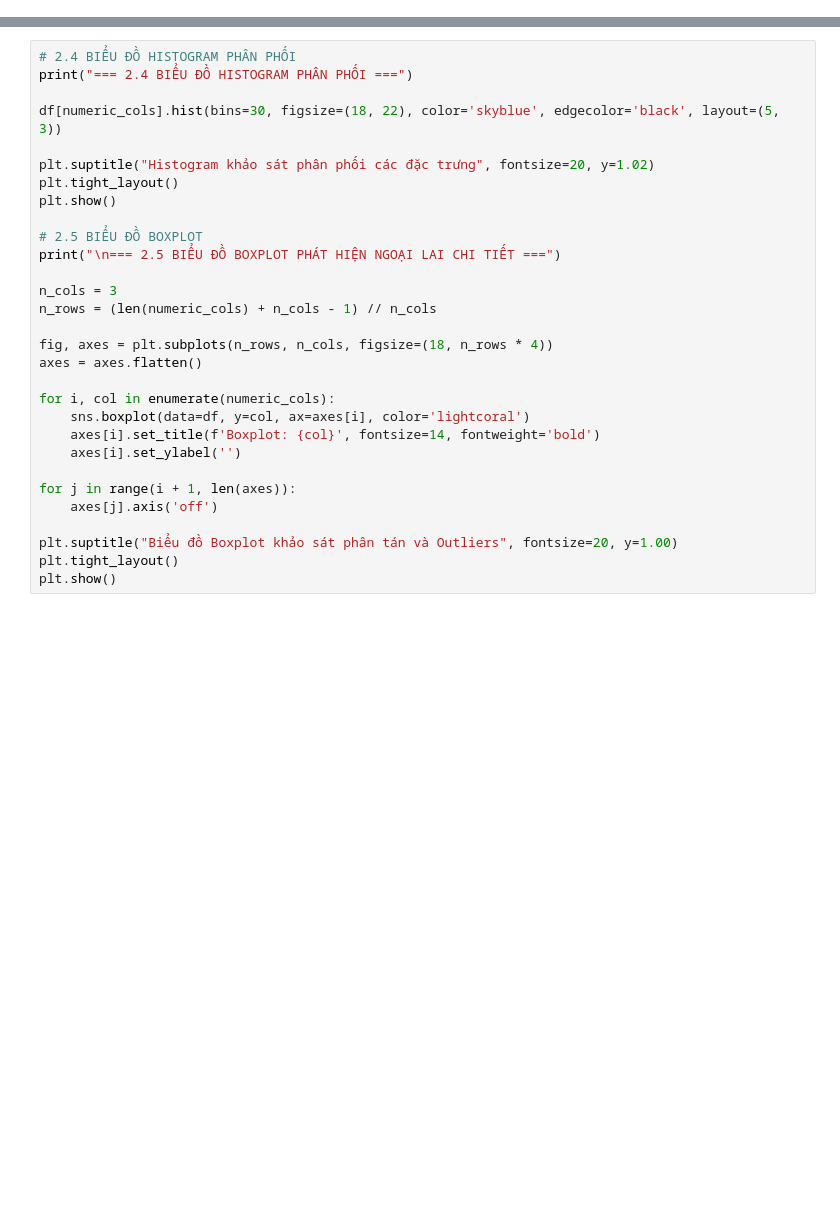
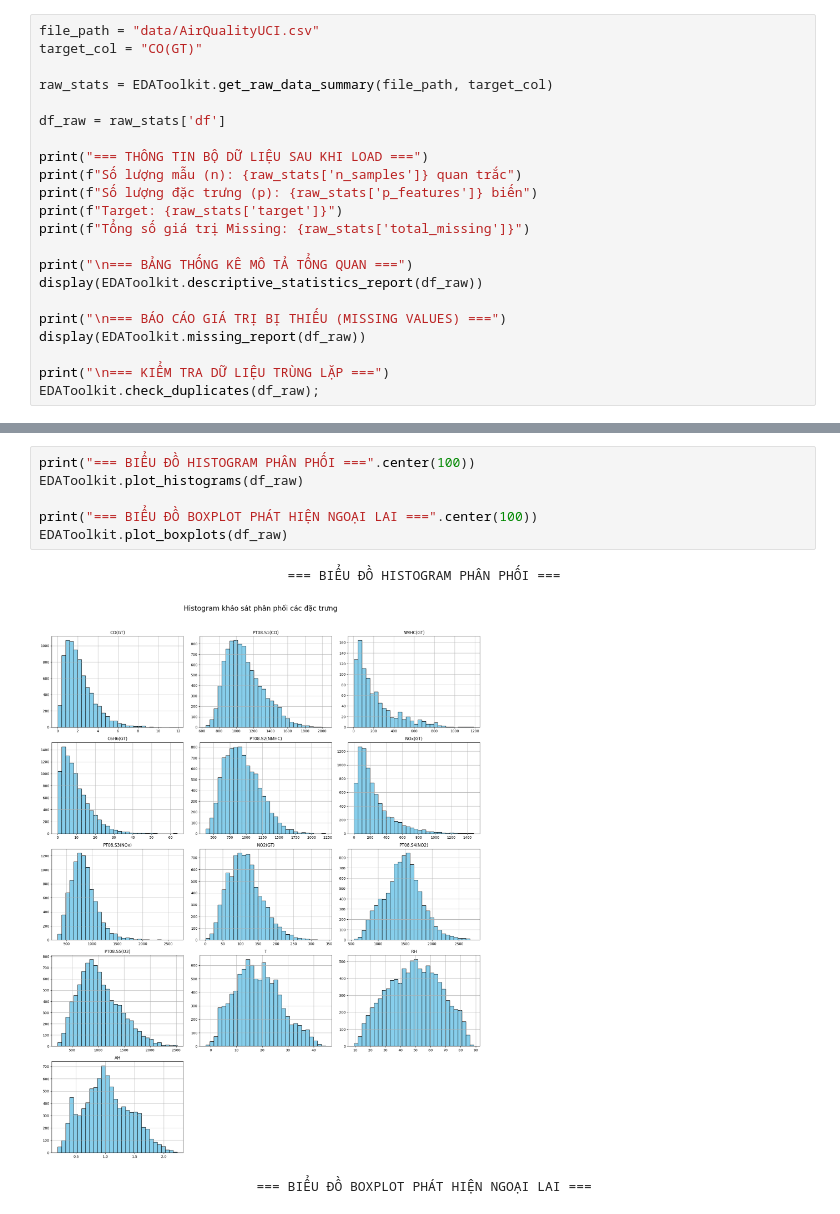
Before and after one commit to ImSoul0511/air-quality-co-regression, a Jupyter notebook: part2/part2_notebook.ipynb, the cells around one changed output, grey strips where cells are left out. Drawn from its saved outputs; the diff is of its cells as text; blank space fills up the shorter version.

Commit message:
Lưu tiến độ phần data pipeline và notebook part 2

```diff
--- a/part2/part2_notebook.ipynb
+++ b/part2/part2_notebook.ipynb
@@ -106,0 +46,22 @@ print(f"Số dòng dữ liệu trùng lặp phát hiện: {df.duplicated().sum()
+# %%
+file_path = "data/AirQualityUCI.csv"
+target_col = "CO(GT)"
+
+raw_stats = EDAToolkit.get_raw_data_summary(file_path, target_col)
+
+df_raw = raw_stats['df']
+
+print("=== THÔNG TIN BỘ DỮ LIỆU SAU KHI LOAD ===")
+print(f"Số lượng mẫu (n): {raw_stats['n_samples']} quan trắc")
+print(f"Số lượng đặc trưng (p): {raw_stats['p_features']} biến")
+print(f"Target: {raw_stats['target']}")
+print(f"Tổng số giá trị Missing: {raw_stats['total_missing']}")
+
+print("\n=== BẢNG THỐNG KÊ MÔ TẢ TỔNG QUAN ===")
+display(EDAToolkit.descriptive_statistics_report(df_raw))
+
+print("\n=== BÁO CÁO GIÁ TRỊ BỊ THIẾU (MISSING VALUES) ===")
+display(EDAToolkit.missing_report(df_raw))
+
+print("\n=== KIỂM TRA DỮ LIỆU TRÙNG LẶP ===")
+EDAToolkit.check_duplicates(df_raw);
@@ -109,30 +116,10 @@ print(f"Số dòng dữ liệu trùng lặp phát hiện: {df.duplicated().sum()
-# %%
-# 2.4 BIỂU ĐỒ HISTOGRAM PHÂN PHỐI
-print("=== 2.4 BIỂU ĐỒ HISTOGRAM PHÂN PHỐI ===")
-
-df[numeric_cols].hist(bins=30, figsize=(18, 22), color='skyblue', edgecolor='black', layout=(5, 3))
-
-plt.suptitle("Histogram khảo sát phân phối các đặc trưng", fontsize=20, y=1.02)
-plt.tight_layout()
-plt.show()
-
-# 2.5 BIỂU ĐỒ BOXPLOT
-print("\n=== 2.5 BIỂU ĐỒ BOXPLOT PHÁT HIỆN NGOẠI LAI CHI TIẾT ===")
-
-n_cols = 3
-n_rows = (len(numeric_cols) + n_cols - 1) // n_cols
-
-fig, axes = plt.subplots(n_rows, n_cols, figsize=(18, n_rows * 4))
-axes = axes.flatten()
-
-for i, col in enumerate(numeric_cols):
-    sns.boxplot(data=df, y=col, ax=axes[i], color='lightcoral')
-    axes[i].set_title(f'Boxplot: {col}', fontsize=14, fontweight='bold')
-    axes[i].set_ylabel('')
-
-for j in range(i + 1, len(axes)):
-    axes[j].axis('off')
-
-plt.suptitle("Biểu đồ Boxplot khảo sát phân tán và Outliers", fontsize=20, y=1.00)
-plt.tight_layout()
-plt.show()
+# %%
+print("=== BIỂU ĐỒ HISTOGRAM PHÂN PHỐI ===".center(100))
+EDAToolkit.plot_histograms(df_raw)
+
+print("=== BIỂU ĐỒ BOXPLOT PHÁT HIỆN NGOẠI LAI ===".center(100))
+EDAToolkit.plot_boxplots(df_raw)
+# %% [output]
+                                === BIỂU ĐỒ HISTOGRAM PHÂN PHỐI ===
+[figure, added]
+                            === BIỂU ĐỒ BOXPLOT PHÁT HIỆN NGOẠI LAI ===
```
Also changed, not shown: parts of 23 cells of this notebook, 1 other file.
